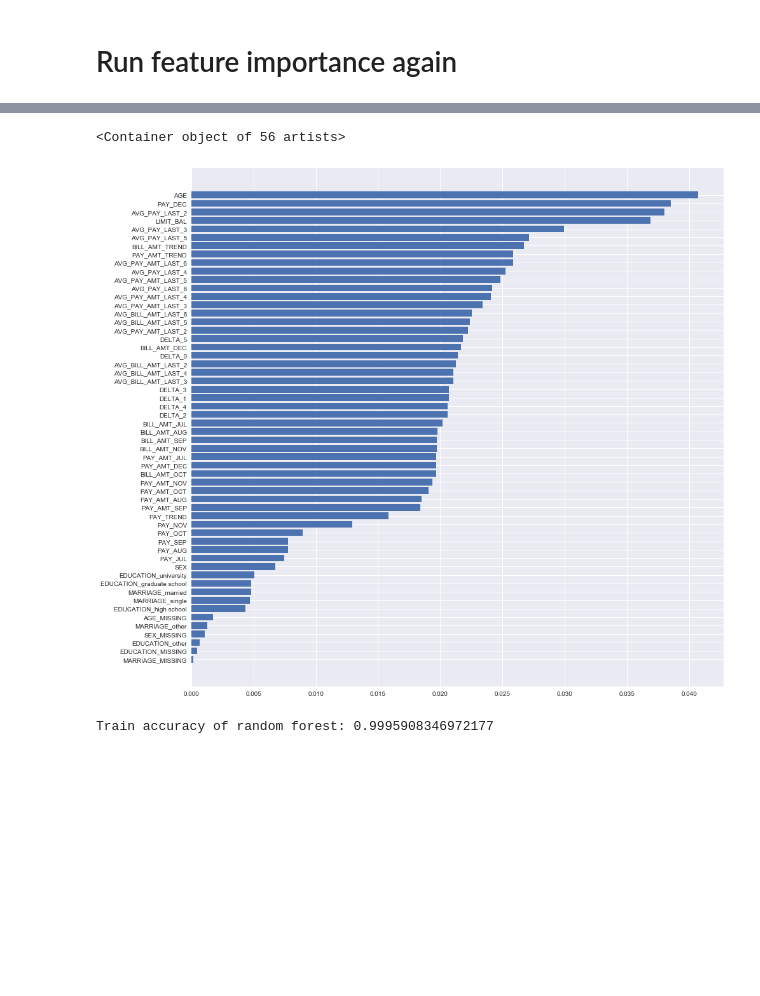
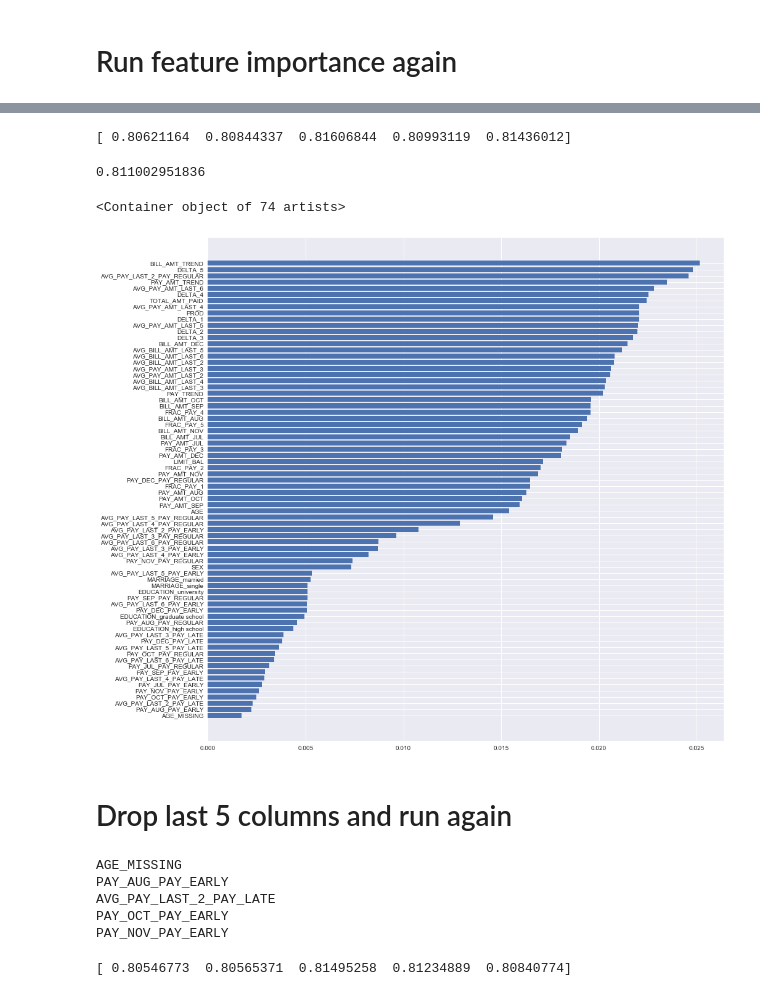
Before and after one commit to pietrodimarco91/Machine-Learning-Project-Loan-Default-Prediction, a Jupyter notebook: Feature selection.ipynb, the cells around one changed output, grey strips where cells are left out. Drawn from its saved outputs; the diff is of its cells as text; code cells hidden in the pictures; blank space fills up the shorter version.

```diff
--- a/Feature selection.ipynb
+++ b/Feature selection.ipynb
@@ -261,0 +336,3 @@ predictions = model.predict(X)
+# %%
+least_important_columns = [x for _,x in feature_importances[:10]]
+print('\n'.join(least_important_columns))
@@ -262,13 +350,34 @@ predictions = model.predict(X)
+# %%
+X_1 = X.drop(least_important_columns, axis=1)
+# %%
+model_1 = RandomForestClassifier(n_estimators=100)
+scores_1 = cross_val_score(model_1, X_1, y, cv=5)
+print(scores_1)
+# %% [output]
+[ 0.80621164  0.80844337  0.81606844  0.80993119  0.81436012]
+# %%
+print(sum(scores_1) / 5)
+# %% [output]
+0.811002951836
+# %%
+model_1 = model_1.fit(X_1, y)
 # %%
-feature_importances = [(x, y) for x,y in zip(model.feature_importances_, X.columns.values)]
+feature_importances_1 = [(x, y) for x,y in zip(model_1.feature_importances_, X_1.columns.values)]
+feature_importances_1.sort(key = lambda x : x[0])
 
-feature_importances.sort(key = lambda x : x[0])
 plt.figure(figsize=(15, 15))
-plt.barh(range(len(feature_importances)), [x[0] for x in feature_importances], tick_label = [x[1] for x in feature_importances])
+plt.barh(range(len(feature_importances_1)), [x[0] for x in feature_importances_1], tick_label = [x[1] for x in feature_importances_1])
 # %% [output]
-<Container object of 56 artists>
+<Container object of 74 artists>
-[figure, old version]
+[figure, new version]
-# %%
-print("Train accuracy of random forest: {0}".format(accuracy_score(y, predictions)))
-# %% [output]
-Train accuracy of random forest: 0.9995908346972177
+# %% [markdown]
+# Drop last 5 columns and run again
+# %%
+least_important_columns_2 = [x for _,x in feature_importances_1[:5]]
+print('\n'.join(least_important_columns_2))
+# %% [output]
+AGE_MISSING
+PAY_AUG_PAY_EARLY
+AVG_PAY_LAST_2_PAY_LATE
+PAY_OCT_PAY_EARLY
+PAY_NOV_PAY_EARLY
@@ -274,0 +386,6 @@ Train accuracy of random forest: 0.9995908346972177
+# %%
+model_2 = RandomForestClassifier(n_estimators=100)
+scores_2 = cross_val_score(model_2, X_2, y, cv=5)
+print(scores_2)
+# %% [output]
+[ 0.80546773  0.80565371  0.81495258  0.81234889  0.80840774]
```
Also changed, not shown: parts of 49 cells of this notebook.
